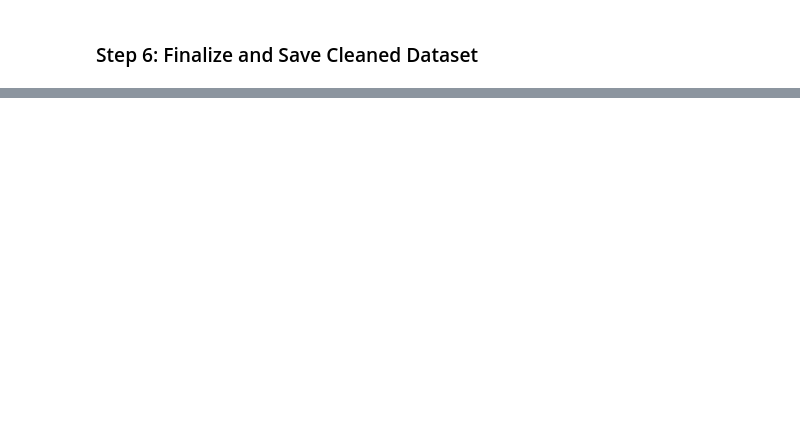
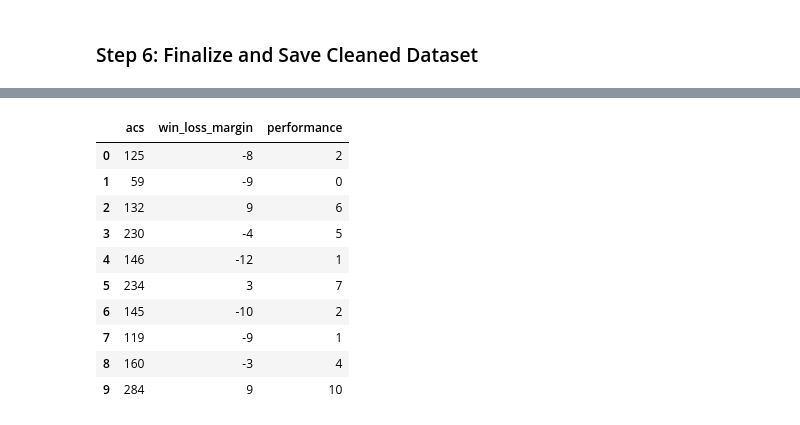
Before and after one commit to Prithvish1996/Valorant_Agent_Predictor, a Jupyter notebook: notebooks/2_data_preparation.ipynb, the cells around one changed output, grey strips where cells are left out. Drawn from its saved outputs; the diff is of its cells as text; code cells hidden in the pictures; blank space fills up the shorter version.

```diff
--- a/notebooks/2_data_preparation.ipynb
+++ b/notebooks/2_data_preparation.ipynb
@@ -794,0 +489,42 @@ Smoothed features and engineered columns saved to: C:\Personel\Github\Valorant_A
+# %%
+import pandas as pd
+
+# Load cleaned data
+player_game_df = pd.read_csv(processed_file_path)
+
+# Step 1: Add win_loss_margin and performance (two extra derived columns)
+bin_width = 40
+margin_weight = 10
+
+def calculate_performance(acs, margin, bin_width=40, margin_weight=10):
+    combined_score = acs + (margin_weight * margin)
+    return int(combined_score // bin_width) + 1
+
+player_game_df['win_loss_margin'] = player_game_df['round_wins'] - player_game_df['round_losses']
+
+player_game_df['performance'] = player_game_df.apply(
+    lambda row: calculate_performance(row['acs'], row['win_loss_margin'], bin_width, margin_weight),
+    axis=1
+)
+
+display(player_game_df[['acs', 'win_loss_margin', 'performance']].head(10))
+
+# Step 2: Keep all original features + win_loss_margin; no encoding
+target = 'performance'
+drop_cols = [target, 'win_loss_margin']  # exclude target and the new column we use as feature only in X
+feature_cols = [c for c in player_game_df.columns if c != target]
+
+X = player_game_df[feature_cols].copy()
+y = player_game_df[target]
+# %% [output]
+|  | acs | win_loss_margin | performance |
+| 0 | 125 | -8 | 2 |
+| 1 | 59 | -9 | 0 |
+| 2 | 132 | 9 | 6 |
+| 3 | 230 | -4 | 5 |
+| 4 | 146 | -12 | 1 |
+| 5 | 234 | 3 | 7 |
+| 6 | 145 | -10 | 2 |
+| 7 | 119 | -9 | 1 |
+| 8 | 160 | -3 | 4 |
+| 9 | 284 | 9 | 10 |
```
Also changed, not shown: parts of 15 cells of this notebook, 23 other files.
